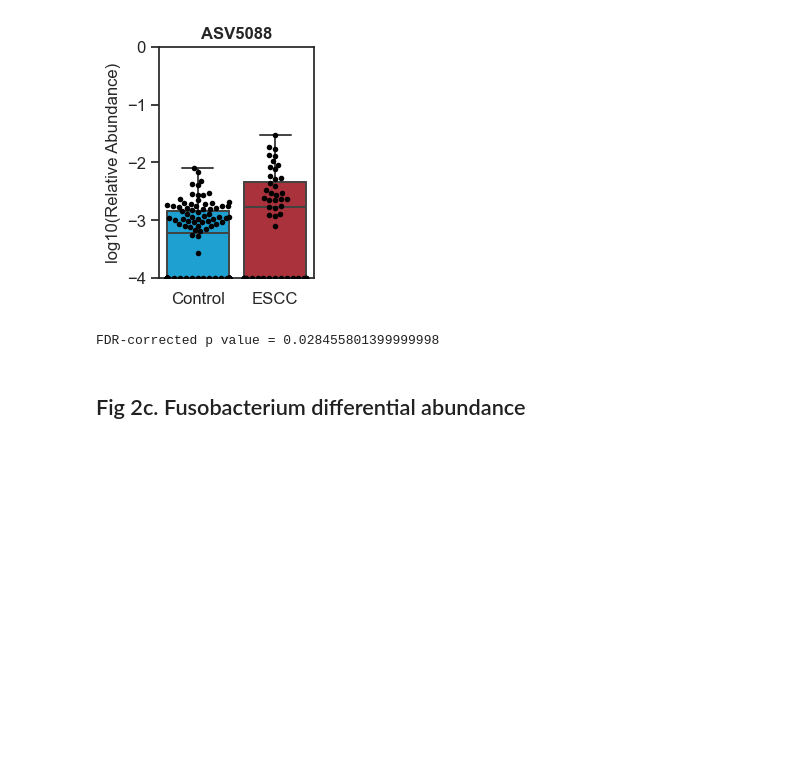
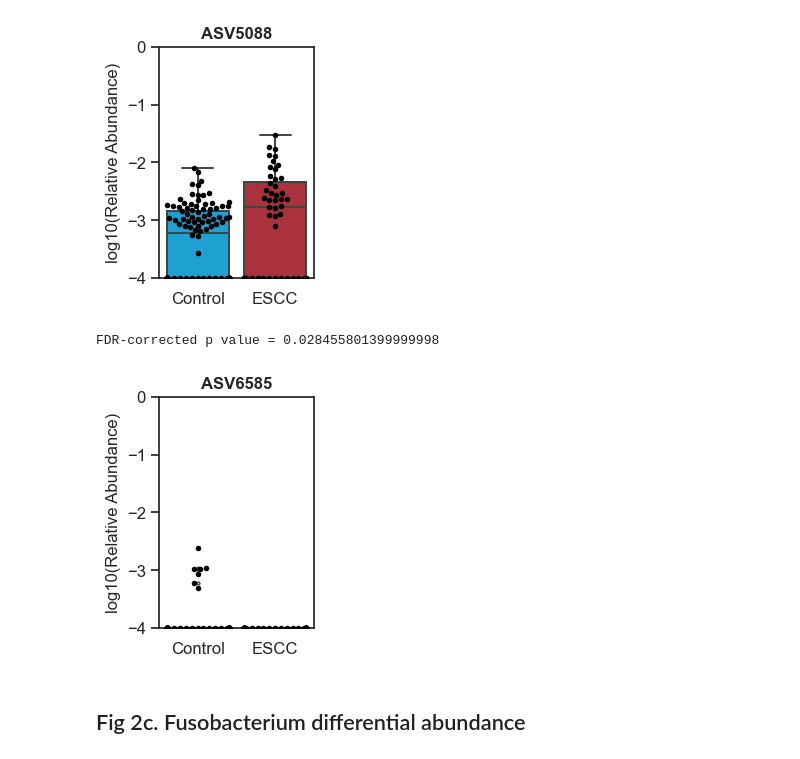
Before and after one commit to korem-lab/ESCC_microbiome_16S_analysis, a Jupyter notebook: ESCC_microbiome_16S_analysis.ipynb, the cells around one changed output. Saved outputs shown, nothing was run; the diff lists cells and outputs as text; code cells hidden in the pictures; blank space fills up the shorter version.

```diff
--- a/ESCC_microbiome_16S_analysis.ipynb
+++ b/ESCC_microbiome_16S_analysis.ipynb
@@ -284,6 +349,11 @@ FDR-corrected p value = 0.007725090749999999
 FDR-corrected p value = 0.007725090749999999
 [figure]
 FDR-corrected p value = 0.028455801399999998
+# %%
+# taxa_boxplot(feature_ra,"ASV9160")
+taxa_boxplot(feature_ra,"ASV6585")
+# %% [output]
+[figure, added]
 # %% [markdown]
 ## Fig 2c. Fusobacterium differential abundance
 # %%
```
Also changed, not shown: parts of 13 cells of this notebook, 5 other files.
